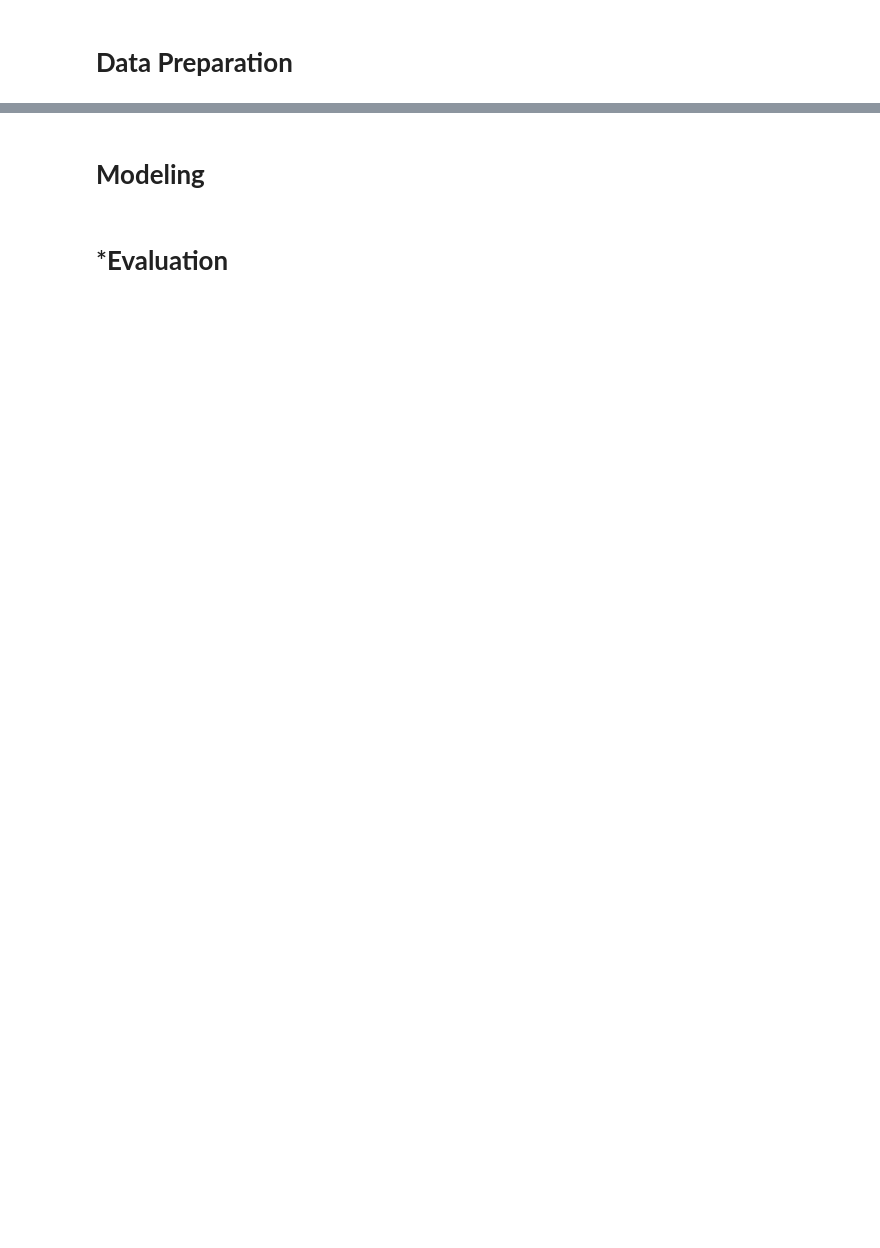
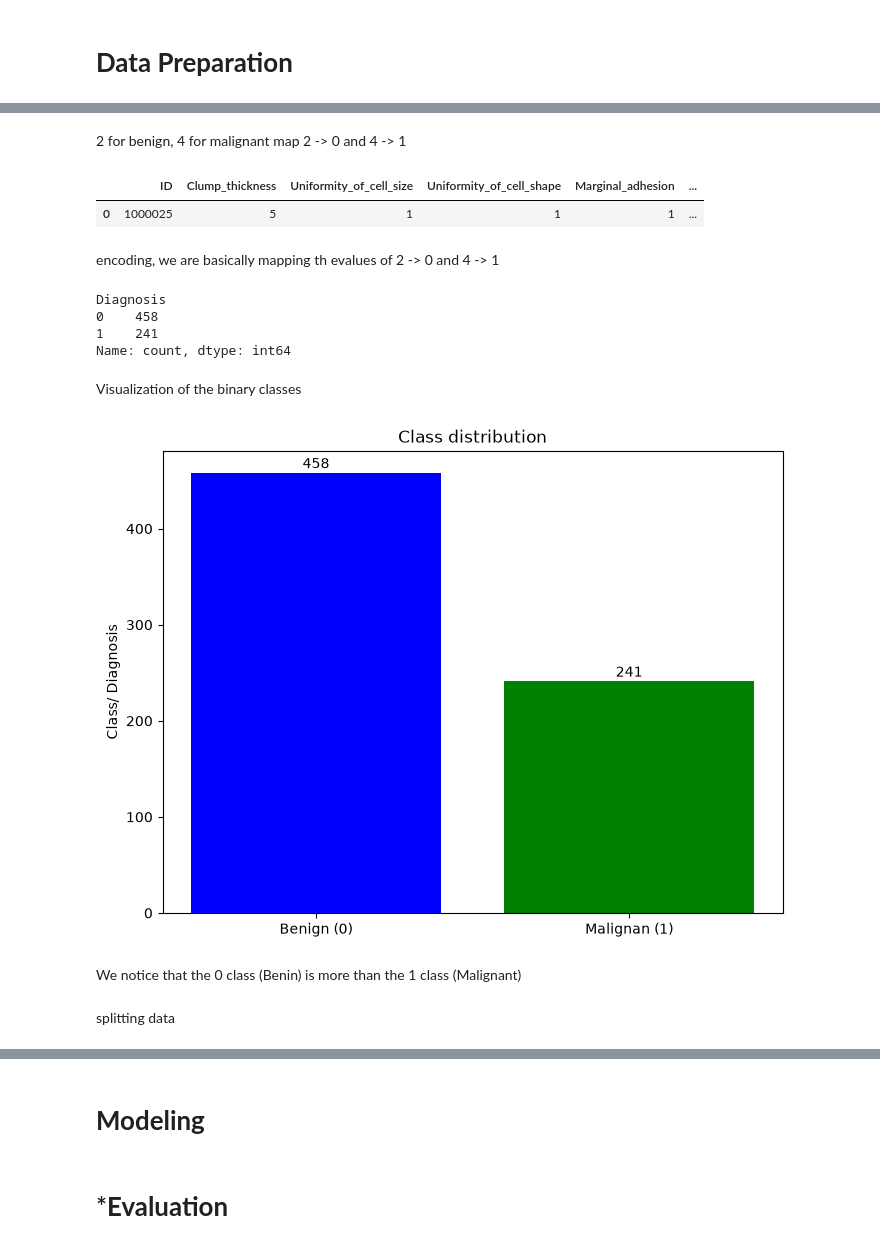
Before and after one commit to JosephRidge/ML-101-Series, a Jupyter notebook: LogisticRegression/breast_cancer.ipynb, the cells around one changed output, grey strips where cells are left out. Saved outputs shown, nothing was run; the diff lists cells and outputs as text; code cells hidden in the pictures; blank space fills up the shorter version.

```diff
--- a/LogisticRegression/breast_cancer.ipynb
+++ b/LogisticRegression/breast_cancer.ipynb
@@ -72,0 +130,2 @@ df.head(3)
+# %%
+df['Bare_nuclei'] = df['Bare_nuclei'].replace('?', pd.NA)
@@ -72,0 +155,3 @@ df.head(3)
+# %%
+df['Bare_nuclei'] = pd.to_numeric(df['Bare_nuclei']) # converts to numerical form and reassigns the column 'Bare_nulcei'
+df = df.dropna() # dropping all rows containing the  missing values
@@ -72,0 +179,39 @@ df.head(3)
+# %% [markdown]
+2 for benign, 4 for malignant
+map 2 -> 0  and 4 -> 1
+# %%
+df.head(1)
+# %% [output]
+|  | ID | Clump_thickness | Uniformity_of_cell_size | Uniformity_of_cell_shape | Marginal_adhesion | ... |
+| 0 | 1000025 | 5 | 1 | 1 | 1 | ... |
+# %% [markdown]
+encoding, we are basically mapping th evalues of 2 -> 0 and 4 -> 1
+# %%
+df['Diagnosis'] = df['Diagnosis'].map({2:0, 4:1}) # simple encoding to binary form i.e 0 and 1
+# %%
+counts = df['Diagnosis'].value_counts().sort_index()
+counts
+# %% [output]
+Diagnosis
+0    458
+1    241
+Name: count, dtype: int64
+# %% [markdown]
+Visualization of the binary classes
+# %%
+plt.figure(figsize=(8,6)) # usually manipulates the size
+plt.bar(['Benign (0)','Malignan (1)'], counts.values, color=['blue', 'green'])
+plt.title("Class distribution")
+plt.ylabel('Number of samples')
+plt.ylabel('Class/ Diagnosis')
+
+for i, v in enumerate(counts.values):
+    plt.text(i,v + 5, str(v), ha='center')
+
+plt.show()
+# %% [output]
+[figure, added]
+# %% [markdown]
+We notice that the 0 class (Benin) is more than  the 1 class (Malignant)
+# %% [markdown]
+splitting data
```
Also changed, not shown: parts of 19 cells of this notebook.
